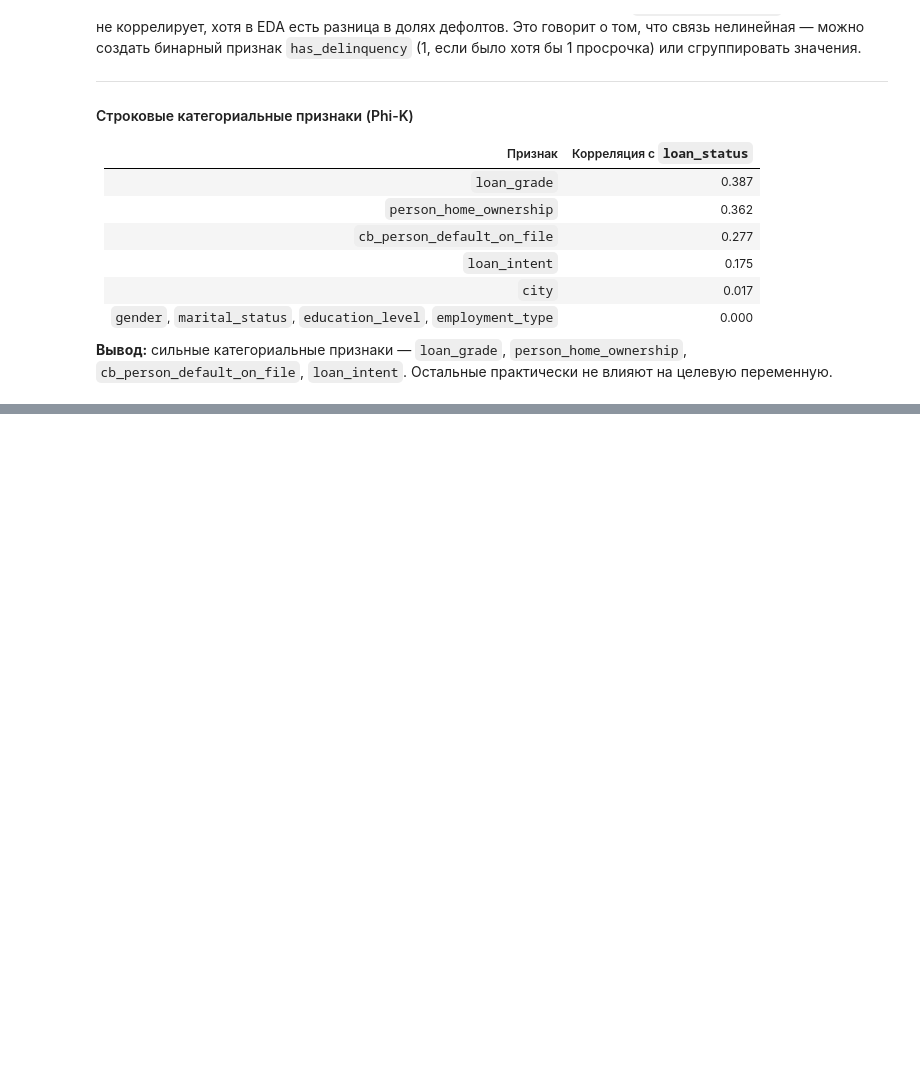
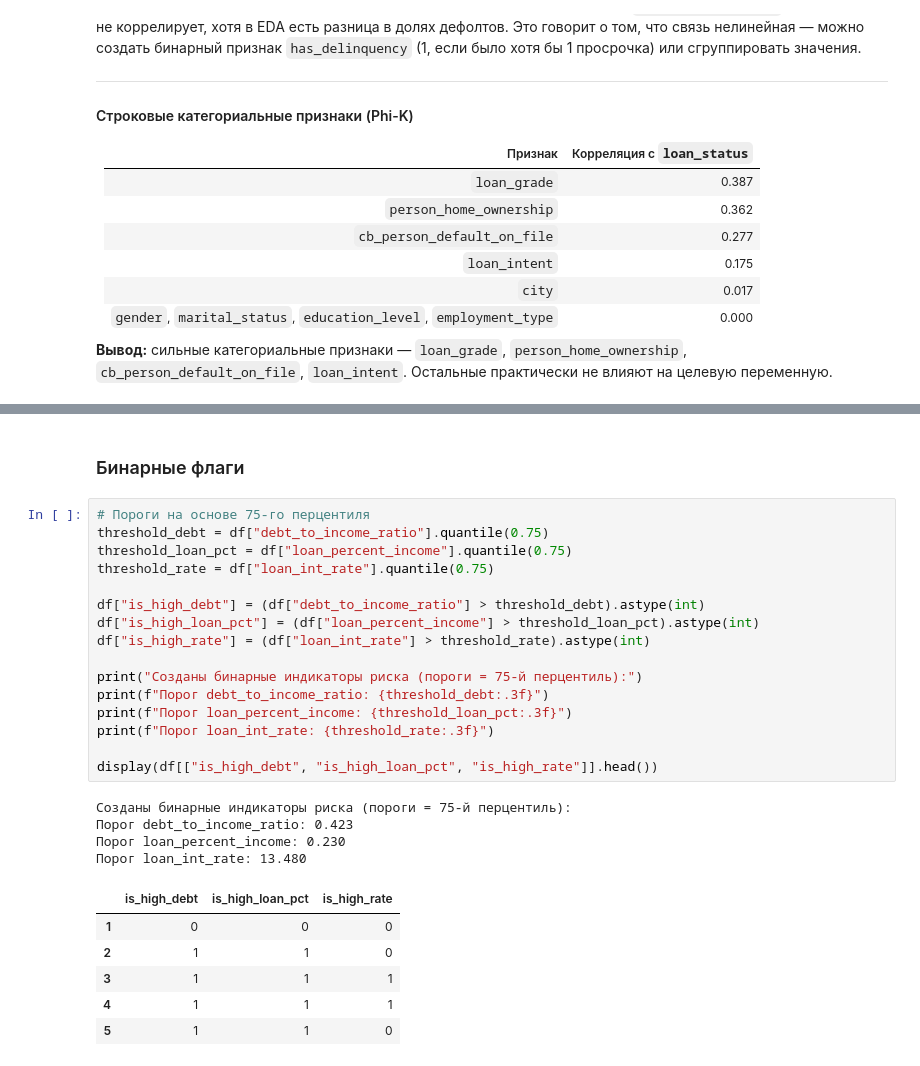
Before and after one commit to null-route-dev/credit-risk-classification, a Jupyter notebook: notebooks/03_feature_engineering.ipynb, the cells around one changed output, grey strips where cells are left out. Cells and saved outputs as stored; diff of their text form; blank space fills up the shorter version.

```diff
--- a/notebooks/03_feature_engineering.ipynb
+++ b/notebooks/03_feature_engineering.ipynb
@@ -286,0 +312,29 @@ Name: loan_status, dtype: float64
+# %% [markdown]
+### Бинарные флаги
+# %%
+# Пороги на основе 75-го перцентиля
+threshold_debt = df["debt_to_income_ratio"].quantile(0.75)
+threshold_loan_pct = df["loan_percent_income"].quantile(0.75)
+threshold_rate = df["loan_int_rate"].quantile(0.75)
+
+df["is_high_debt"] = (df["debt_to_income_ratio"] > threshold_debt).astype(int)
+df["is_high_loan_pct"] = (df["loan_percent_income"] > threshold_loan_pct).astype(int)
+df["is_high_rate"] = (df["loan_int_rate"] > threshold_rate).astype(int)
+
+print("Созданы бинарные индикаторы риска (пороги = 75-й перцентиль):")
+print(f"Порог debt_to_income_ratio: {threshold_debt:.3f}")
+print(f"Порог loan_percent_income: {threshold_loan_pct:.3f}")
+print(f"Порог loan_int_rate: {threshold_rate:.3f}")
+
+display(df[["is_high_debt", "is_high_loan_pct", "is_high_rate"]].head())
+# %% [output]
+Созданы бинарные индикаторы риска (пороги = 75-й перцентиль):
+Порог debt_to_income_ratio: 0.423
+Порог loan_percent_income: 0.230
+Порог loan_int_rate: 13.480
+|  | is_high_debt | is_high_loan_pct | is_high_rate |
+| 1 | 0 | 0 | 0 |
+| 2 | 1 | 1 | 0 |
+| 3 | 1 | 1 | 1 |
+| 4 | 1 | 1 | 1 |
+| 5 | 1 | 1 | 0 |
```
Also changed, not shown: parts of 7 cells of this notebook.
